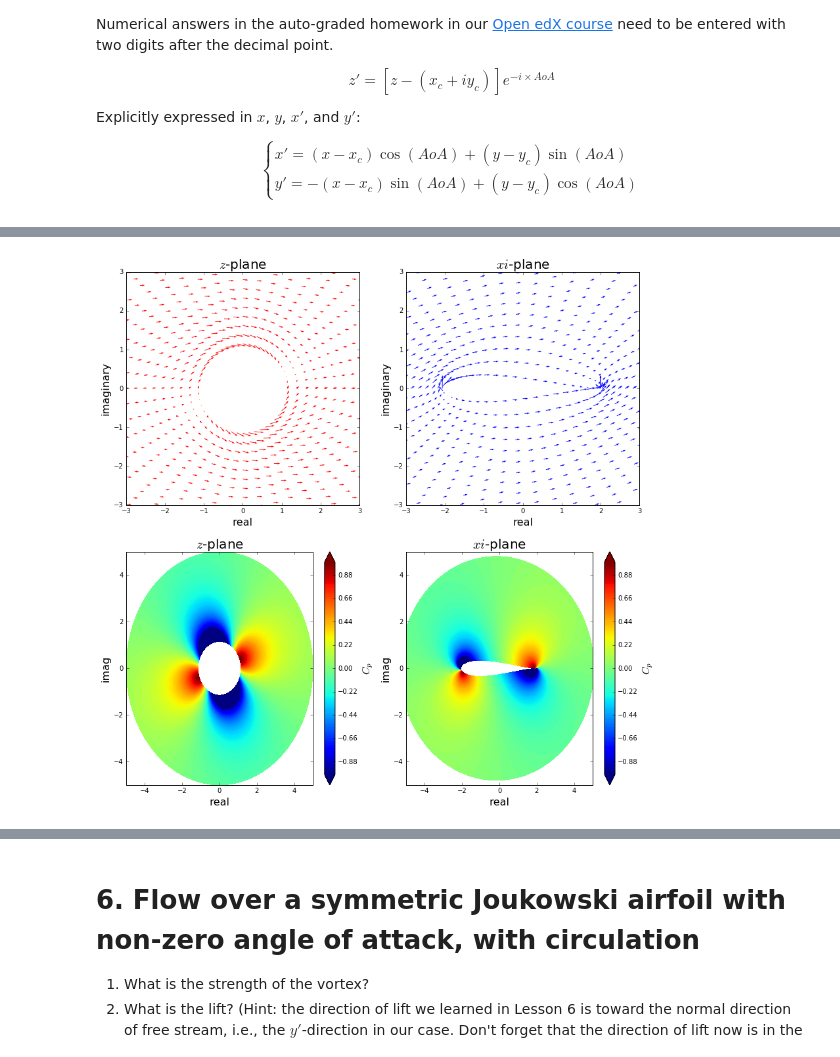
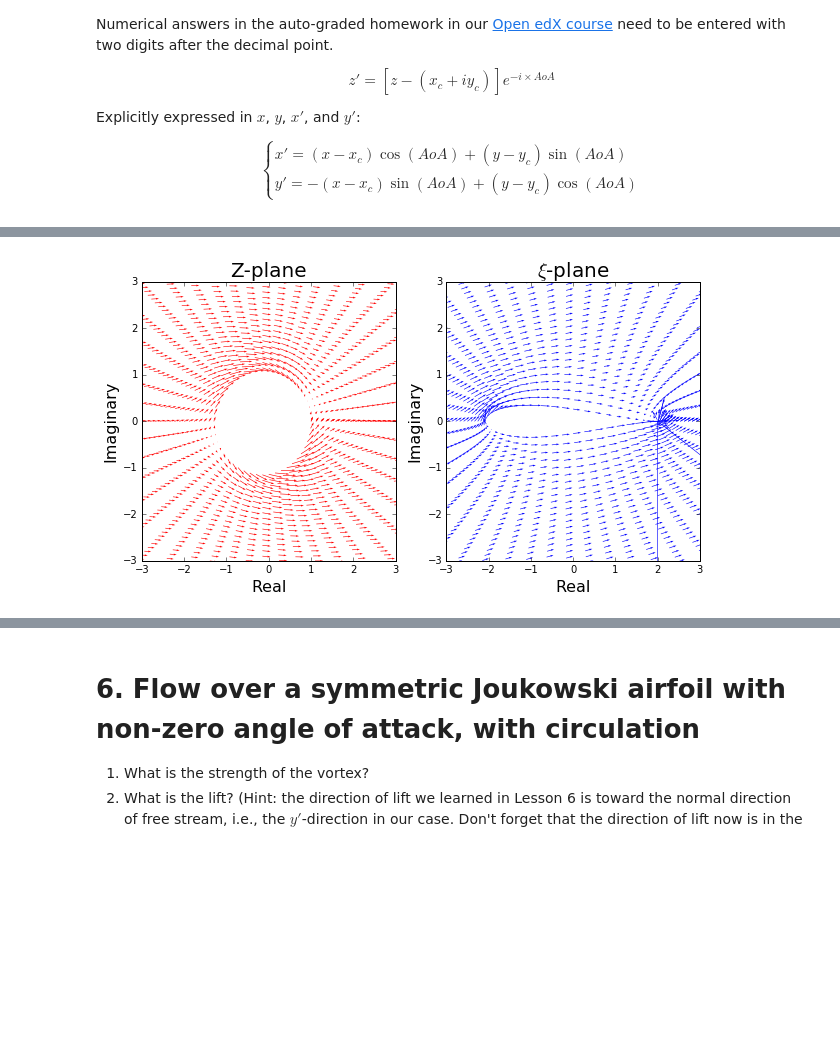
Before and after one commit to lpgleaves/mae6226-workspace, a Jupyter notebook: 06_Assignment_working.ipynb, the cells around one changed output, grey strips where cells are left out. Saved outputs shown, nothing was run; the diff lists cells and outputs as text; code cells hidden in the pictures; blank space fills up the shorter version.

```diff
--- a/06_Assignment_working.ipynb
+++ b/06_Assignment_working.ipynb
@@ -126,12 +141,0 @@ pyplot.scatter(zcirc.real,zcirc.imag,s=6,c='r')
-# %%
-xi = zcirc + c**2/(zcirc)
-
-size = 9
-pyplot.figure(figsize=(size, size))
-pyplot.xlabel('x', fontsize=16)
-pyplot.ylabel('y', fontsize=16)
-pyplot.xlim(-7,7)
-pyplot.ylim(-7,7)
-pyplot.scatter(xi.real,xi.imag,s=6,c='b')
-pyplot.xlim(-6,6)
-pyplot.ylim(-6,6)
@@ -346,62 +331,31 @@ pyplot.contour(xi.real, xi.imag, psi, levels=levels, colors='b', linewidths=1, l
 # %%
-ud, vd = getveldub(k,xc,yc,zprime.real,zprime.imag)
+udub, vdub = getveldub(k,0,0,zprime.real,zprime.imag)
+
 ufs = uinf*numpy.ones(numpy.shape(zprime.real))
 vfs = numpy.zeros(numpy.shape(zprime.imag))
 
-u = ud + ufs
-v = vd + vfs
+u = udub + ufs
+v = vdub + vfs
 
-velprime = ((u - v*1j)*numpy.exp(-1j*aoa))/(1-(c/zcirc)**2)
+size = 5
+pyplot.figure(figsize=(2*size,size))
+pyplot.subplot(121)
+pyplot.xlim(-3.0,3.0)
+pyplot.ylim(-3.0,3.0)
+pyplot.xlabel('Real',fontsize=16)
+pyplot.ylabel('Imaginary',fontsize=16)
+pyplot.title('Z-plane',fontsize=20)
+pyplot.quiver(z.real[::3,::3],z.imag[::3,::3],u[::3,::3],v[::3,::3],scale=10,scale_units='inches', color='red')
 
-p = 3
-size = 7
+w = u - v*1j
+velprime = (w*numpy.exp(-1j*aoa))/(1-(c/z)**2)
 
-# z plane vel field
-pyplot.figure(figsize=(2*size,2*size))
-pyplot.subplot(221)
-pyplot.xlabel('real',fontsize=16)
-pyplot.ylabel('imaginary',fontsize=16)
-pyplot.title('$z$-plane',fontsize=20)
-pyplot.xlim(-3,3)
-pyplot.ylim(-3,3)
-pyplot.quiver(zcirc.real[::3,::3],zcirc.imag[::3,::3],u[::3,::3],v[::3,::3],scale=10,scale_units='inches',color='r')
-
-# xi plane vel field
-pyplot.subplot(222)
-pyplot.xlabel('real',fontsize=16)
-pyplot.ylabel('imaginary',fontsize=16)
-pyplot.title('$xi$-plane', fontsize=20)
-pyplot.xlim(-3,3)
-pyplot.ylim(-3,3)
-pyplot.quiver(xi.real[::p, ::p],xi.imag[::p, ::p],velprime.real[::p, ::p],-1*velprime.imag[::p, ::p],scale=10,scale_units='inches',color='b')
-
-
-# z plane pressure coefficient field
-cp = 1.0 - (u**2+v**2)/uinf**2
-
-pyplot.subplot(223)
-pyplot.xlabel('real', fontsize=16)
-pyplot.ylabel('imag', fontsize=16)
-pyplot.title('$z$-plane', fontsize=20)
-pyplot.xlim(-5,5)
-pyplot.ylim(-5,5)
-contf = pyplot.contourf(zcirc.real, zcirc.imag, cp, levels=numpy.linspace(-1.0, 1.0, 100), extend='both')
-cbar = pyplot.colorbar(contf)
-cbar.set_label('$C_p$', fontsize=16)
-cbar.set_ticks([-0.88, -0.66, -0.44, -0.22, 0.00, 0.22, 0.44, 0.66, 0.88])
-
-# xi plane pressure coefficient field
-cp2 = 1 - (velprime.real**2 + velprime.imag**2)/uinf**2
-
-pyplot.subplot(224)
-pyplot.xlabel('real', fontsize=16)
-pyplot.ylabel('imag', fontsize=16)
-pyplot.title('$xi$-plane', fontsize=20)
-pyplot.xlim(-5,5)
-pyplot.ylim(-5,5)
-contf = pyplot.contourf(xi.real, xi.imag, cp2, levels=numpy.linspace(-1.0, 1.0, 100), extend='both')
-cbar = pyplot.colorbar(contf)
-cbar.set_label('$C_p$', fontsize=16)
-cbar.set_ticks([-0.88, -0.66, -0.44, -0.22, 0.00, 0.22, 0.44, 0.66, 0.88])
+pyplot.subplot(122)
+pyplot.xlim(-3.0,3.0)
+pyplot.ylim(-3.0,3.0)
+pyplot.xlabel('Real',fontsize=16)
+pyplot.ylabel('Imaginary',fontsize=16)
+pyplot.title(r'$\xi$-plane',fontsize=20)
+pyplot.quiver(xi.real[::3,::3],xi.imag[::3,::3],velprime.real[::3,::3],-velprime.imag[::3,::3],scale=10,scale_units='inches',color='blue');
 # %% [output]
-[figure, old version]
+[figure, new version]
```
Also changed, not shown: parts of 14 cells of this notebook, 1 other file.
